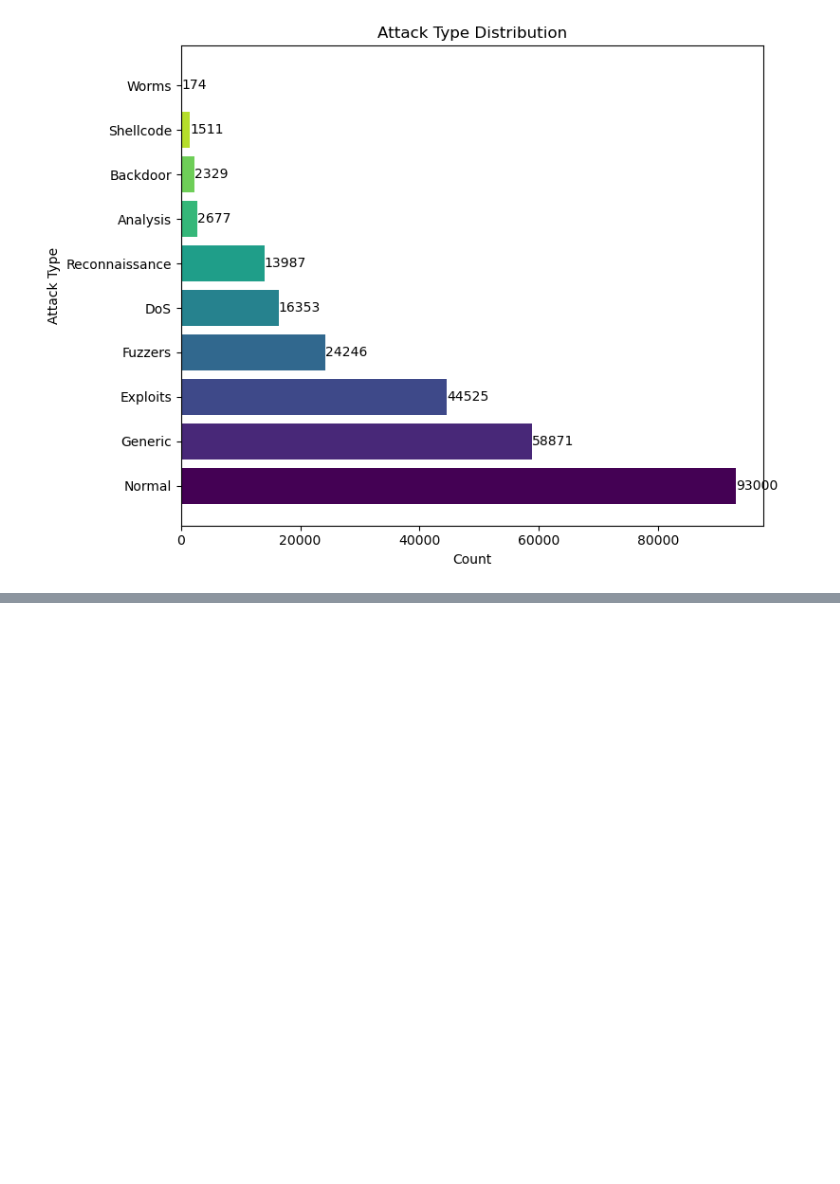
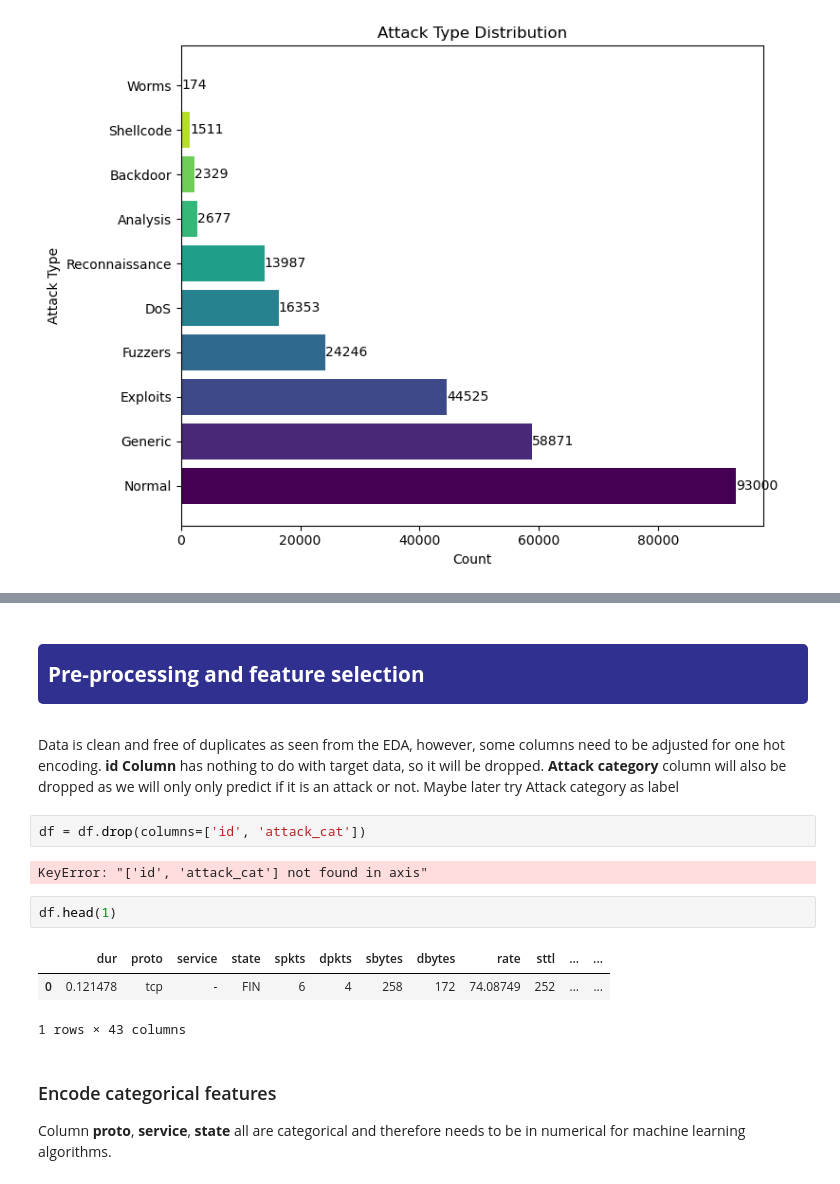
Before and after one commit to 0mar711/3rd_Year_Project, a Jupyter notebook: 3rd_Year_Project_Omar_Aljefri.ipynb, the cells around one changed output, grey strips where cells are left out. Saved outputs shown, nothing was run; the diff lists cells and outputs as text; blank space fills up the shorter version.

Commit message:
Scale and encode UNSW

```diff
--- a/3rd_Year_Project_Omar_Aljefri.ipynb
+++ b/3rd_Year_Project_Omar_Aljefri.ipynb
@@ -156,0 +175,19 @@ plt.tight_layout()
+# %% [markdown]
+<a id='1_2'></a>
+# <p style="padding: 10px;color:white; display:fill;background-color:#303090; border-radius:5px; font-size:80%"> <b>Pre-processing and feature selection</b>
+# %% [markdown]
+Data is clean and free of duplicates as seen from the EDA, however, some columns need to be adjusted for one hot encoding.
+**id Column** has nothing to do with target data, so it will be dropped. **Attack category** column will also be dropped as we will only only predict if it is an attack or not. Maybe later try Attack category as label
+# %%
+df = df.drop(columns=['id', 'attack_cat'])
+# %% [output]
+KeyError: "['id', 'attack_cat'] not found in axis"
+# %%
+df.head(1)
+# %% [output]
+|  | dur | proto | service | state | spkts | dpkts | sbytes | dbytes | rate | sttl | ... | ... |
+| 0 | 0.121478 | tcp | - | FIN | 6 | 4 | 258 | 172 | 74.08749 | 252 | ... | ... |
+1 rows × 43 columns
+# %% [markdown]
+### Encode categorical features
+Column **proto**, **service**, **state** all are categorical and therefore needs to be in numerical for machine learning algorithms.
```
Also changed, not shown: parts of 12 cells of this notebook.
